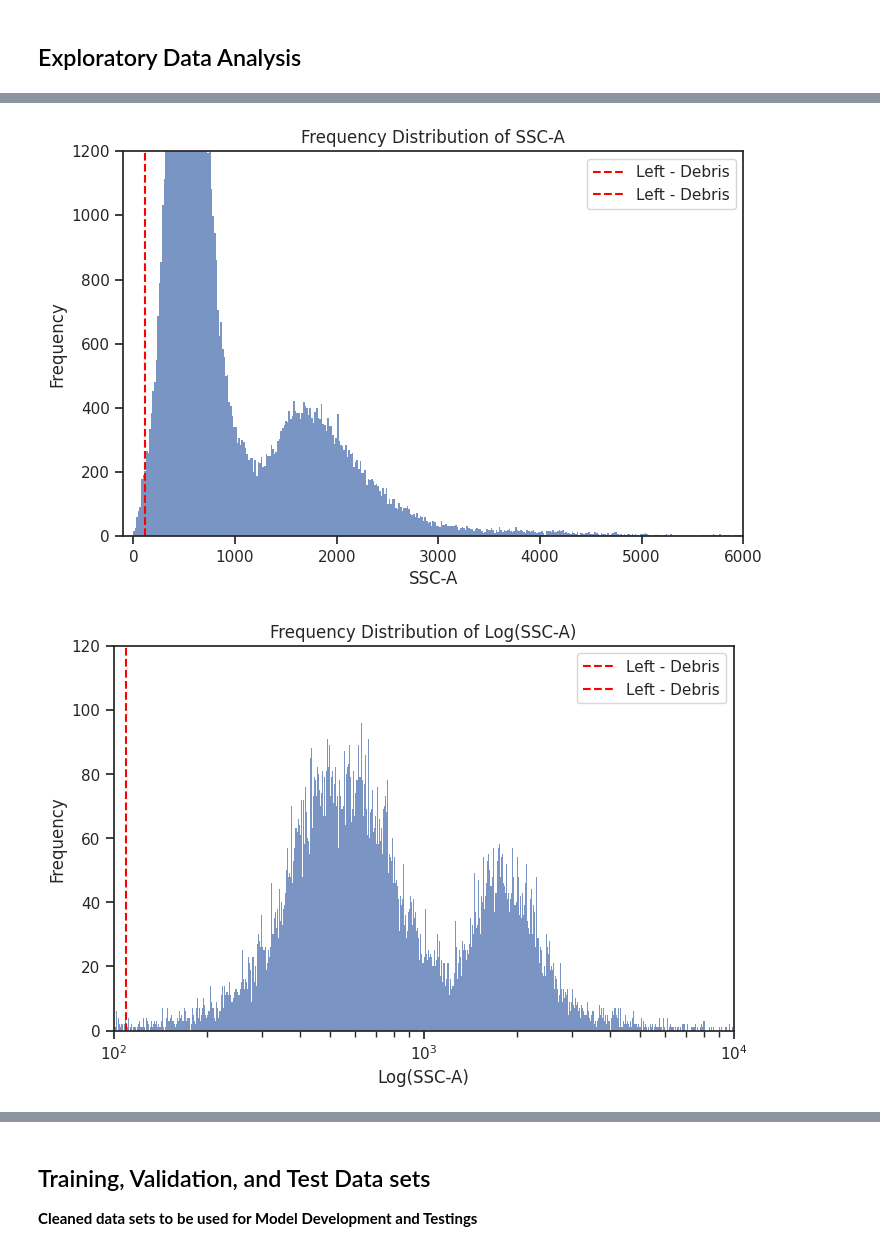
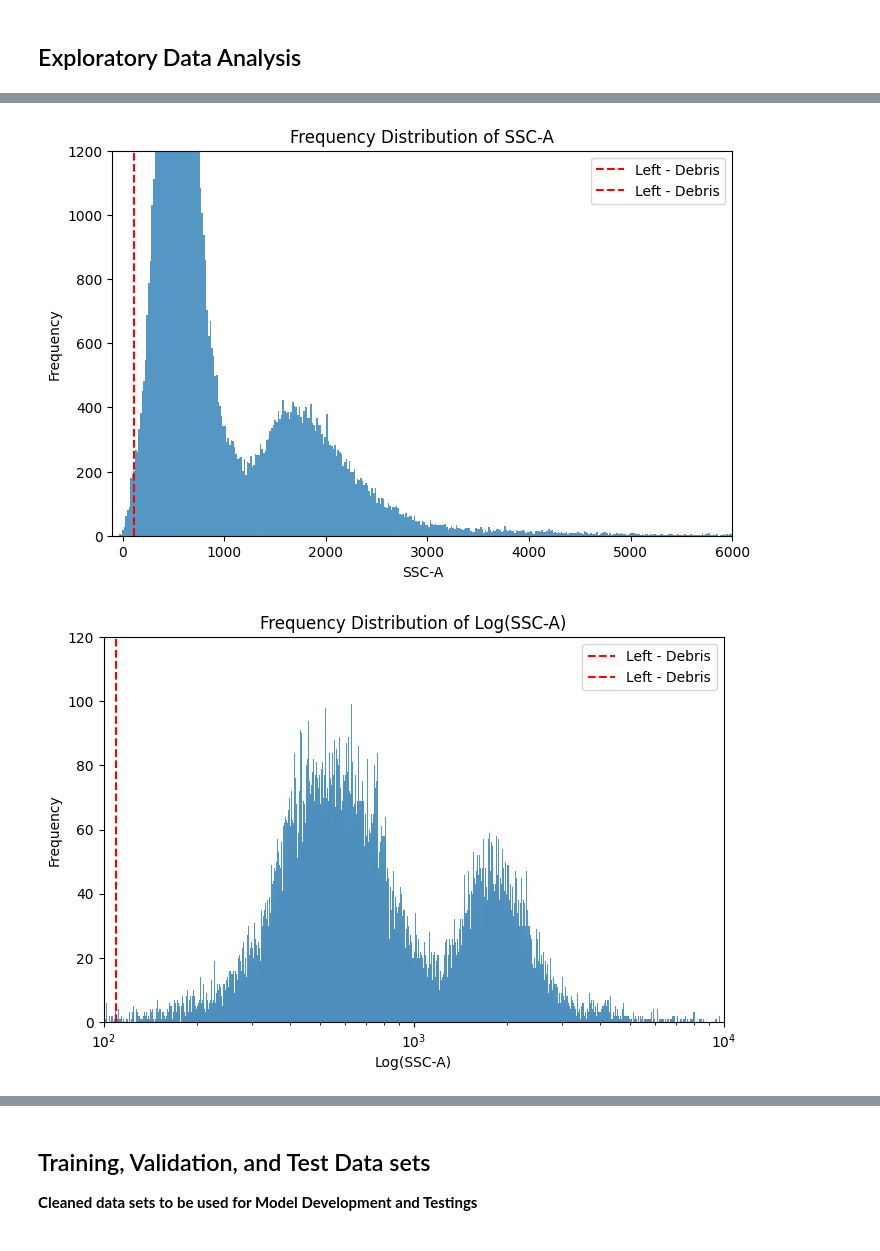
Before and after one commit to vanguardfox/ADS599, a Jupyter notebook: ADS599.ipynb, the cells around one changed output, grey strips where cells are left out. Drawn from its saved outputs; the diff is of its cells as text; code cells hidden in the pictures.

```diff
--- a/ADS599.ipynb
+++ b/ADS599.ipynb
@@ -259,4 +298,4 @@ pbmc_c = pd.read_csv("pbmc_s1.csv")
 
 # Select a random sample at set instances
 sample_size = 100000
-pbmc_c = pbmc_c.sample(n=sample_size, random_state=42)
+pbmc_r = pbmc_c.sample(n=sample_size, random_state=42)
@@ -323,7 +391,7 @@ plt.show()
 # %%
 # Create a histogram
 plt.figure(figsize=(8, 5))
-sns.histplot(pbmc_c['SSC-A'], bins=10000)
+sns.histplot(pbmc_r['SSC-A'], bins=10000)
 
 # Set plot labels and title
 plt.title('Frequency Distribution of SSC-A')
@@ -348,36 +416,36 @@ plt.legend()
 # Plot
 plt.show()
 # %% [output]
-[figure, old version]
+[figure, new version]
 # %%
 # Create a histogram
 plt.figure(figsize=(8, 5))
-sns.histplot(pbmc_c['SSC-A'], bins=10000, log_scale=True)
+sns.histplot(pbmc_r['SSC-A'], bins=10000, log_scale=True)
 
 # Set plot labels and title
 plt.title('Frequency Distribution of Log(SSC-A)')
 plt.xlabel('Log(SSC-A)')
 plt.ylabel('Frequency')
 
 # Set x and y axis limits
 plt.xlim(100, 10000)
 plt.ylim(0, 120)
 
 # Determine the x-value for the vertical line
 x_lower = 110                           # Change this value based on the data
 x_upper = 20000                         # Change this value based on the data
 
 # Draw the vertical line
 plt.axvline(x=x_lower, color='red', linestyle='--', label='Left - Debris')
 plt.axvline(x=x_upper, color='red', linestyle='--', label='Left - Debris')
 
 # Add a legend to explain the line
 plt.legend()
 
 # Plot
 plt.show()
 # %% [output]
-[figure, old version]
+[figure, new version]
 # %%
 # Create a histogram
 plt.figure(figsize=(8, 5))
```
Also changed, not shown: parts of 26 cells of this notebook.
